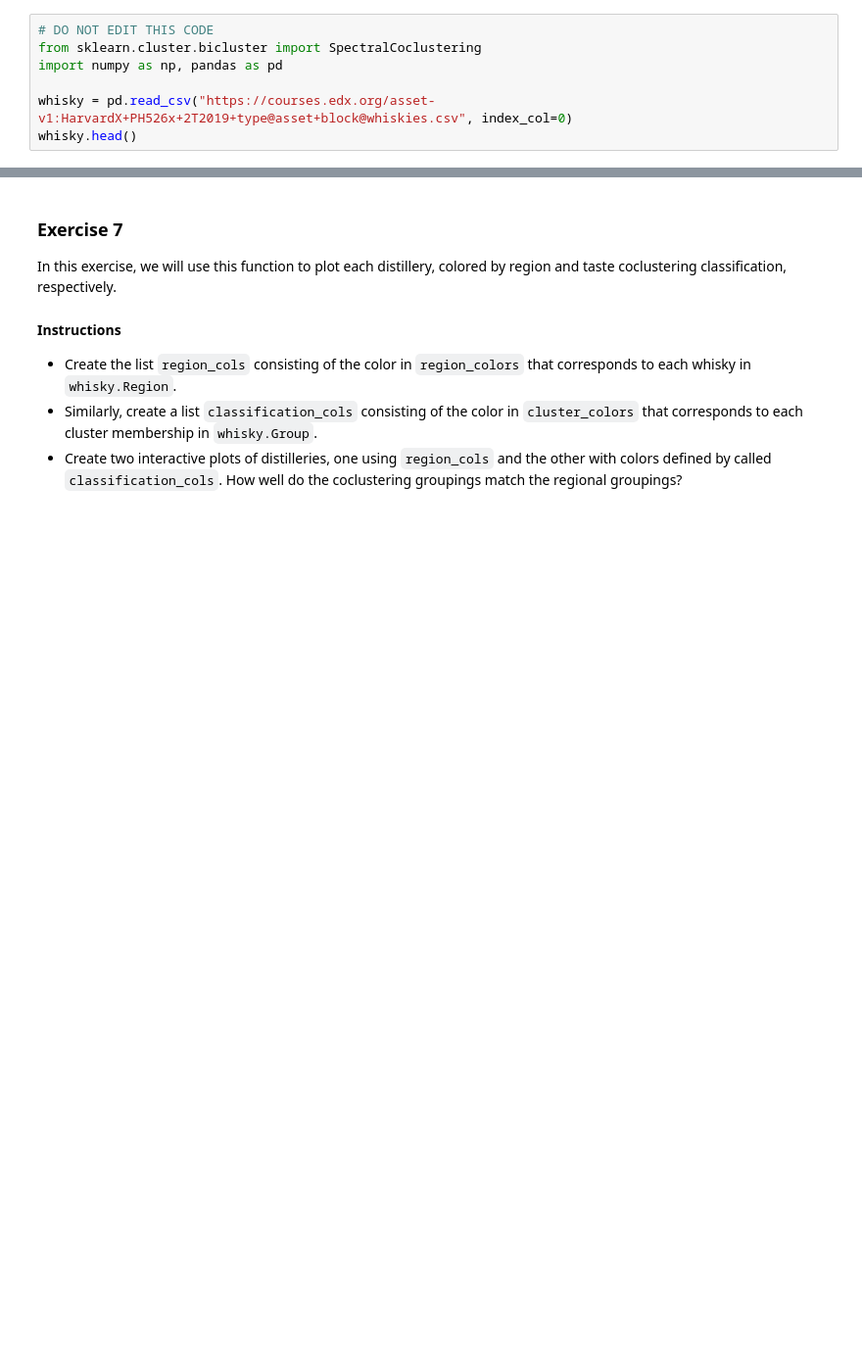
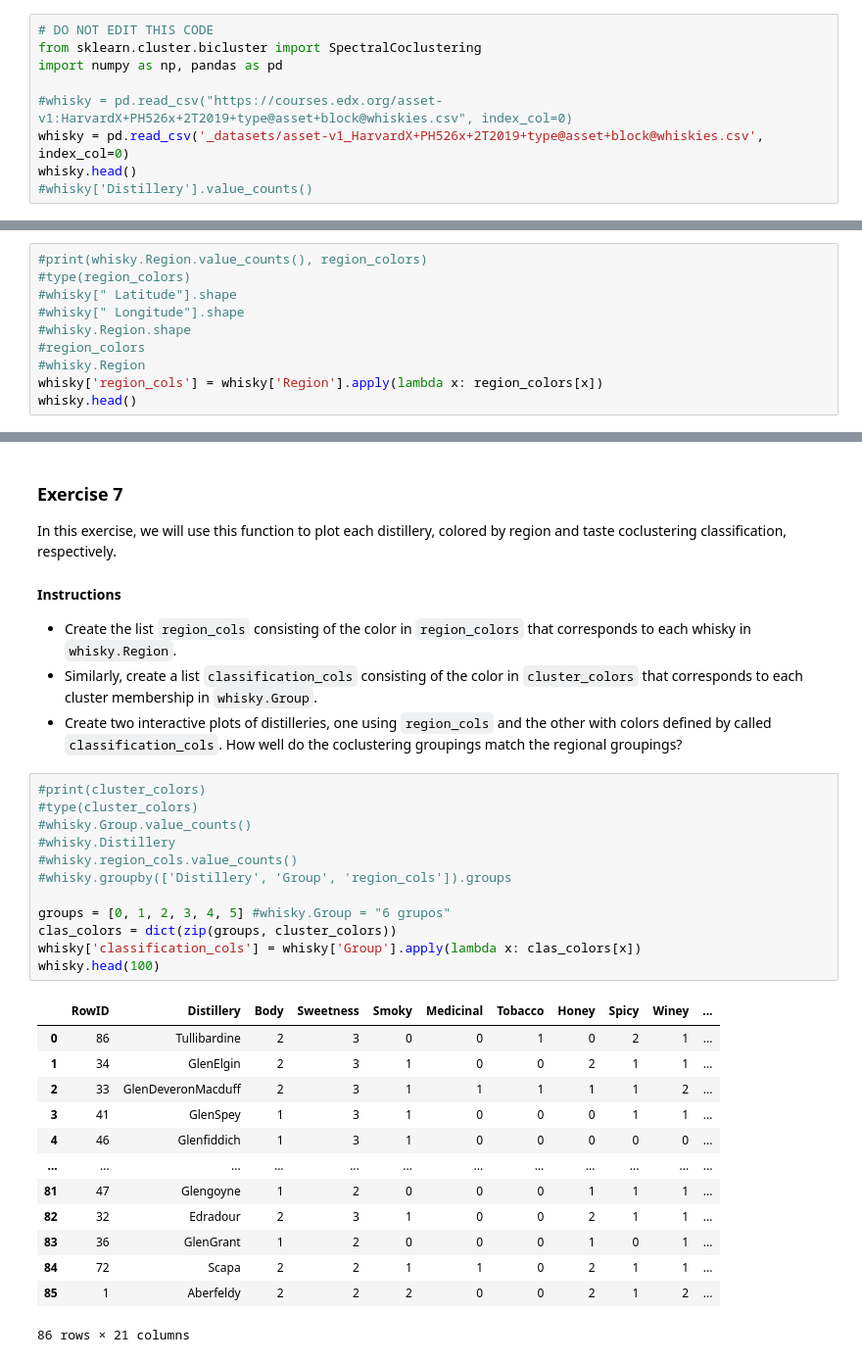
Before and after one commit to joaodias-code/jd-python-samples, a Jupyter notebook: python-edx-course/HW4-1.ipynb, the cells around one changed output, grey strips where cells are left out. Shown at 98% size. Drawn from its saved outputs; the diff is of its cells as text; blank space fills up the shorter version.

```diff
--- a/python-edx-course/HW4-1.ipynb
+++ b/python-edx-course/HW4-1.ipynb
@@ -7,8 +7,10 @@ In this case study, we have prepared step-by-step instructions for you on how to
 from sklearn.cluster.bicluster import SpectralCoclustering
 import numpy as np, pandas as pd
 
-whisky = pd.read_csv("https://courses.edx.org/asset-v1:HarvardX+PH526x+2T2019+type@asset+block@whiskies.csv", index_col=0)
+#whisky = pd.read_csv("https://courses.edx.org/asset-v1:HarvardX+PH526x+2T2019+type@asset+block@whiskies.csv", index_col=0)
+whisky = pd.read_csv('_datasets/asset-v1_HarvardX+PH526x+2T2019+type@asset+block@whiskies.csv', index_col=0)
 whisky.head()
+#whisky['Distillery'].value_counts()
 # %% [output]
 |  | RowID | Distillery | Body | Sweetness | Smoky | Medicinal | Tobacco | Honey | Spicy | Winey | ... |
 | 0 | 86 | Tullibardine | 2 | 3 | 0 | 0 | 1 | 0 | 2 | 1 | ... |
@@ -229,3 +249,13 @@ In this exercise, we will define a function `location_plot(title, colors)` that
 - Adapt the given code beginning with the first comment and ending with `show(fig)` to create the function `location_plot()`, as described above.
 - `Region` is a column of in the `pandas` dataframe `whisky`, containing the regional group membership for each distillery. Make a list consisting of the value of `region_colors` for each distillery, and store this list as `region_cols`.
 - Use `location_plot` to plot each distillery, colored by its regional grouping.
+# %%
+#print(whisky.Region.value_counts(), region_colors)
+#type(region_colors)
+#whisky[" Latitude"].shape
+#whisky[" Longitude"].shape
+#whisky.Region.shape
+#region_colors
+#whisky.Region
+whisky['region_cols'] = whisky['Region'].apply(lambda x: region_colors[x])
+whisky.head()
@@ -267,4 +306,30 @@ In this exercise, we will use this function to plot each distillery, colored by
 - Create the list `region_cols` consisting of the color in `region_colors` that corresponds to each whisky in `whisky.Region`.
 - Similarly, create a list `classification_cols` consisting of the color in `cluster_colors` that corresponds to each cluster membership in `whisky.Group`.
 - Create two interactive plots of distilleries, one using `region_cols` and the other with colors defined by called `classification_cols`. How well do the coclustering groupings match the regional groupings?
+# %%
+#print(cluster_colors)
+#type(cluster_colors)
+#whisky.Group.value_counts()
+#whisky.Distillery
+#whisky.region_cols.value_counts()
+#whisky.groupby(['Distillery', 'Group', 'region_cols']).groups
+
+groups = [0, 1, 2, 3, 4, 5] #whisky.Group = "6 grupos"
+clas_colors = dict(zip(groups, cluster_colors))
+whisky['classification_cols'] = whisky['Group'].apply(lambda x: clas_colors[x])
+whisky.head(100)
+# %% [output]
+|  | RowID | Distillery | Body | Sweetness | Smoky | Medicinal | Tobacco | Honey | Spicy | Winey | ... |
+| 0 | 86 | Tullibardine | 2 | 3 | 0 | 0 | 1 | 0 | 2 | 1 | ... |
+| 1 | 34 | GlenElgin | 2 | 3 | 1 | 0 | 0 | 2 | 1 | 1 | ... |
+| 2 | 33 | GlenDeveronMacduff | 2 | 3 | 1 | 1 | 1 | 1 | 1 | 2 | ... |
+| 3 | 41 | GlenSpey | 1 | 3 | 1 | 0 | 0 | 0 | 1 | 1 | ... |
+| 4 | 46 | Glenfiddich | 1 | 3 | 1 | 0 | 0 | 0 | 0 | 0 | ... |
+| ... | ... | ... | ... | ... | ... | ... | ... | ... | ... | ... | ... |
+| 81 | 47 | Glengoyne | 1 | 2 | 0 | 0 | 0 | 1 | 1 | 1 | ... |
+| 82 | 32 | Edradour | 2 | 3 | 1 | 0 | 0 | 2 | 1 | 1 | ... |
+| 83 | 36 | GlenGrant | 1 | 2 | 0 | 0 | 0 | 1 | 0 | 1 | ... |
+| 84 | 72 | Scapa | 2 | 2 | 1 | 1 | 0 | 2 | 1 | 1 | ... |
+| 85 | 1 | Aberfeldy | 2 | 2 | 2 | 0 | 0 | 2 | 1 | 2 | ... |
+86 rows × 21 columns
 # %%
```
Also changed, not shown: parts of 5 cells of this notebook, 9 other files.
